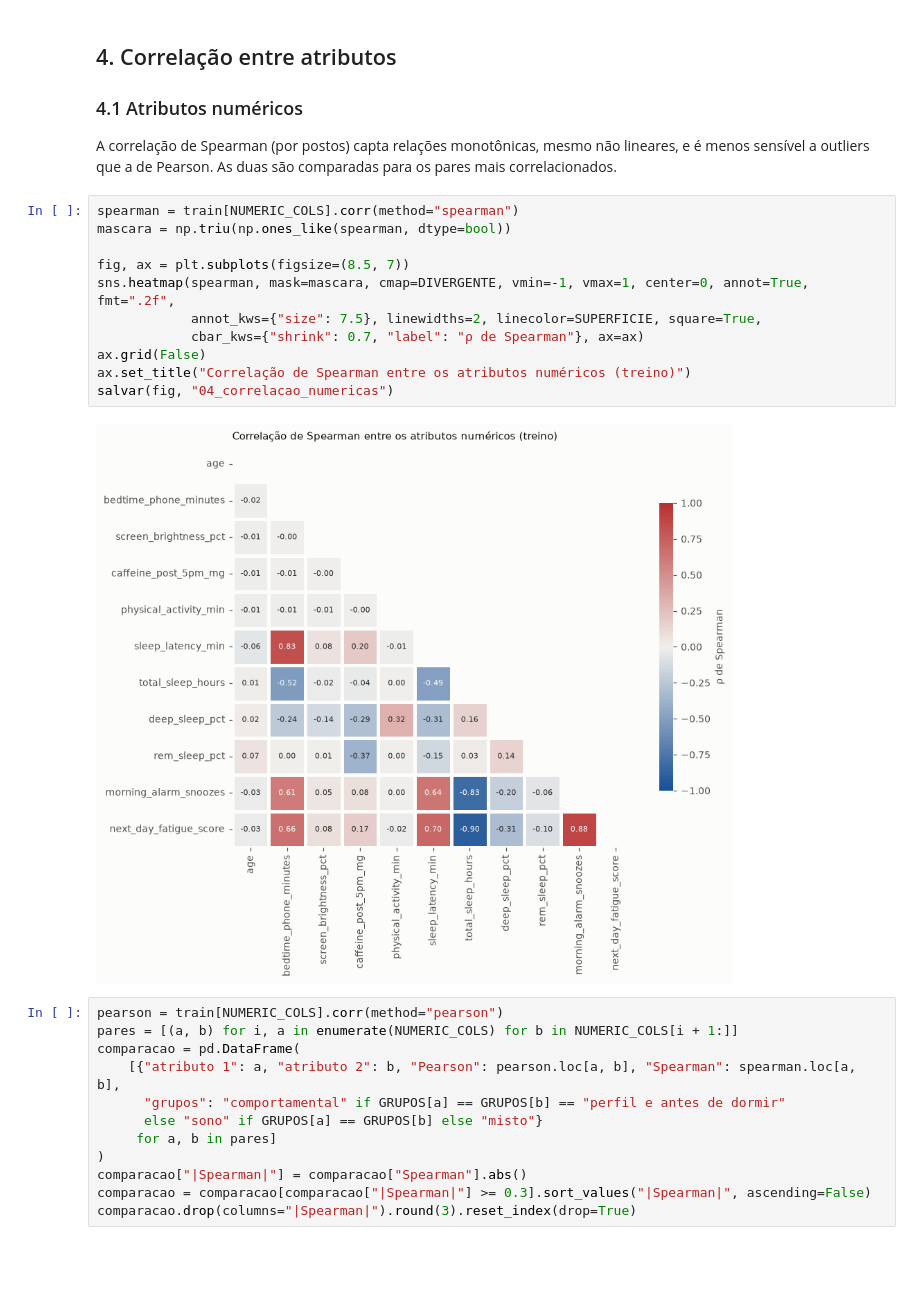
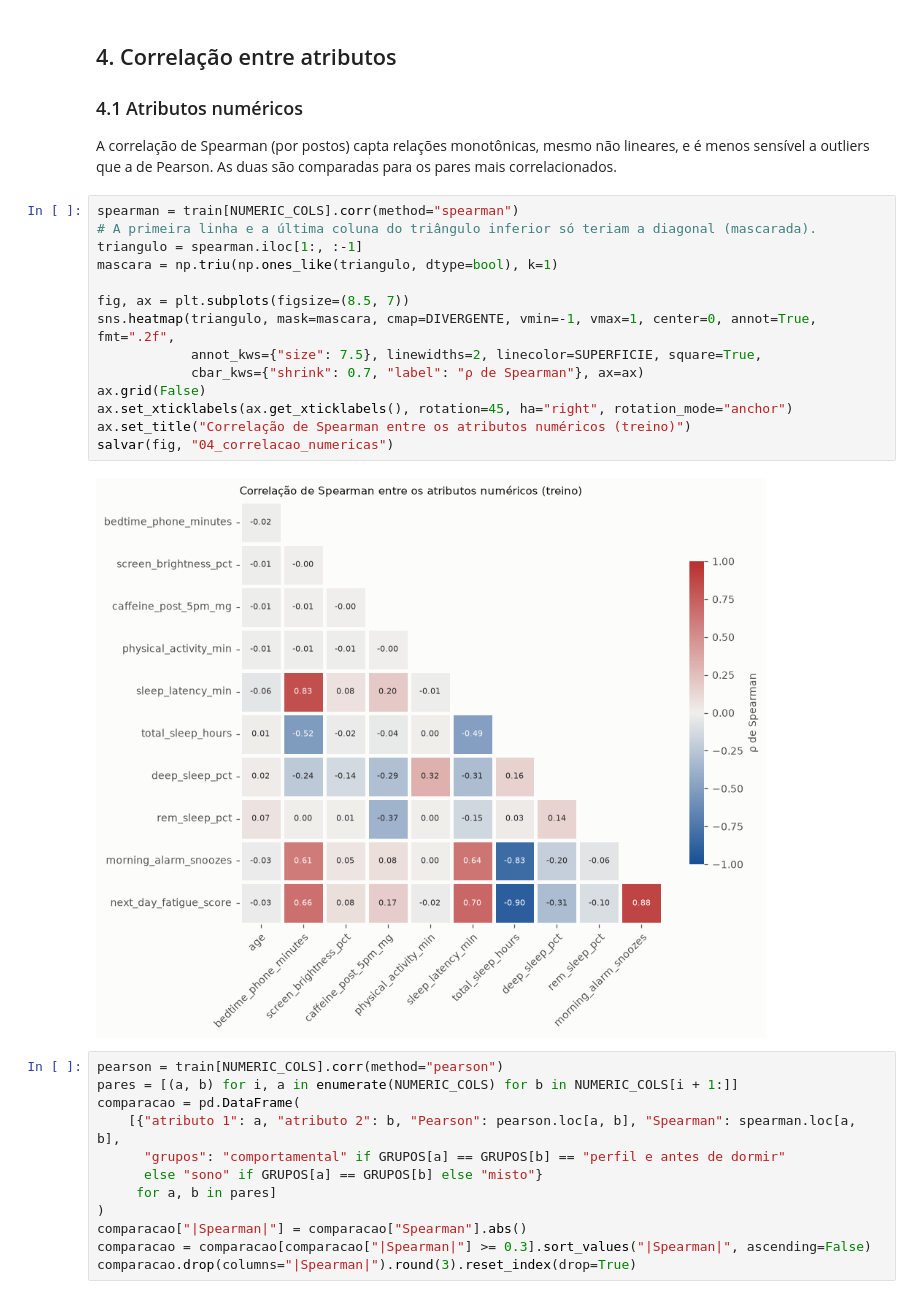
Before and after one commit to diogovcastro/scroll-antes-de-dormir, a Jupyter notebook: notebooks/04_eda.ipynb, the cells around one changed output. Cells and saved outputs as stored; diff of their text form; blank space fills up the shorter version.

Commit message:
fix: remove linha e coluna vazias dos mapas de correlação da EDA

```diff
--- a/notebooks/04_eda.ipynb
+++ b/notebooks/04_eda.ipynb
@@ -245,17 +245,20 @@ O efeito dos outliers depende do algoritmo:
 A correlação de Spearman (por postos) capta relações monotônicas, mesmo não lineares, e é menos sensível a outliers que a de Pearson. As duas são comparadas para os pares mais correlacionados.
 # %%
 spearman = train[NUMERIC_COLS].corr(method="spearman")
-mascara = np.triu(np.ones_like(spearman, dtype=bool))
+# A primeira linha e a última coluna do triângulo inferior só teriam a diagonal (mascarada).
+triangulo = spearman.iloc[1:, :-1]
+mascara = np.triu(np.ones_like(triangulo, dtype=bool), k=1)
 
 fig, ax = plt.subplots(figsize=(8.5, 7))
-sns.heatmap(spearman, mask=mascara, cmap=DIVERGENTE, vmin=-1, vmax=1, center=0, annot=True, fmt=".2f",
+sns.heatmap(triangulo, mask=mascara, cmap=DIVERGENTE, vmin=-1, vmax=1, center=0, annot=True, fmt=".2f",
             annot_kws={"size": 7.5}, linewidths=2, linecolor=SUPERFICIE, square=True,
             cbar_kws={"shrink": 0.7, "label": "ρ de Spearman"}, ax=ax)
 ax.grid(False)
+ax.set_xticklabels(ax.get_xticklabels(), rotation=45, ha="right", rotation_mode="anchor")
 ax.set_title("Correlação de Spearman entre os atributos numéricos (treino)")
 salvar(fig, "04_correlacao_numericas")
 # %% [output]
-[figure, old version]
+[figure, new version]
 # %%
 pearson = train[NUMERIC_COLS].corr(method="pearson")
 pares = [(a, b) for i, a in enumerate(NUMERIC_COLS) for b in NUMERIC_COLS[i + 1:]]
```
Also changed, not shown: parts of 1 cell of this notebook, 2 other files.
